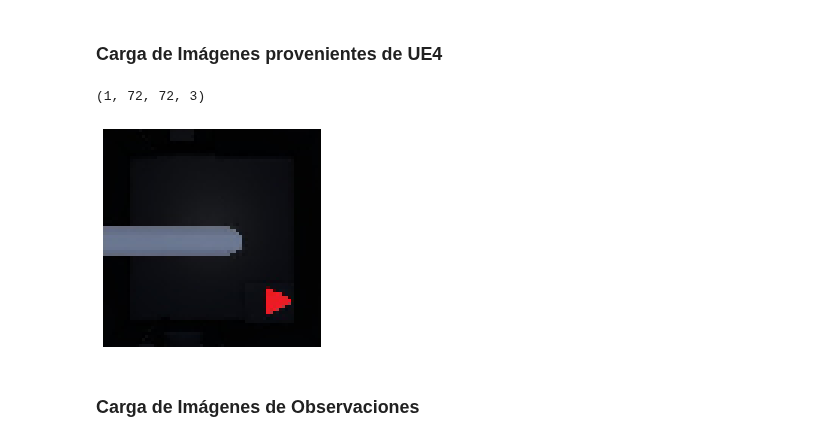
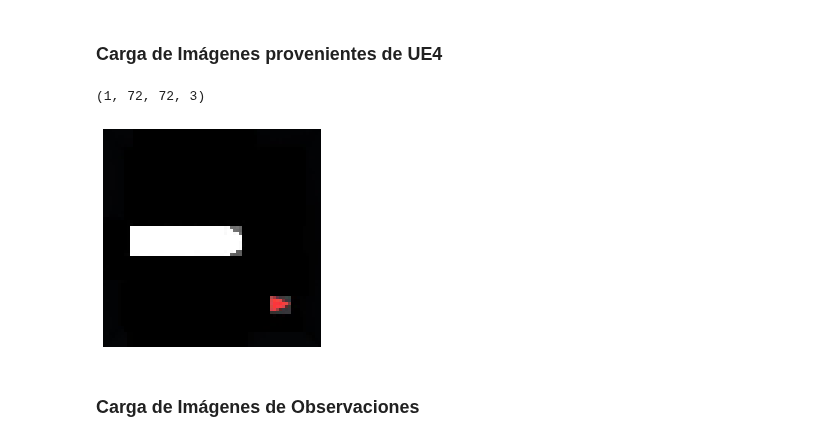
Before and after one commit to matpg/RL-Agent-for-Unreal-Engine, a Jupyter notebook: script_pruebas_tensorflow.ipynb, the cells around one changed output. Saved outputs shown, nothing was run; the diff lists cells and outputs as text; code cells hidden in the pictures.

```diff
--- a/script_pruebas_tensorflow.ipynb
+++ b/script_pruebas_tensorflow.ipynb
@@ -59,31 +57,37 @@ print_images(image_to_plt)
 # %%
 '''
 
 '''
 
 def imgUE4_route(obsdnumpy_folder, number_ob):
   file = '/content/drive/MyDrive/Colab Notebooks/AgentNet/archivos de observaciones/obsnumpy'+str(obsdnumpy_folder)+"/puzzle("+str(number_ob)+").jpg"
   img = tf.keras.preprocessing.image.load_img(file, target_size=[72, 72])
   img_to_test = tf.keras.preprocessing.image.img_to_array(img)
   img_to_test = np.array(img_to_test).reshape(1, 72, 72, 3)
   print(img_to_test.shape)
   return img_to_test, img
 
 n_folder = 5
-image_test_index = 4
+image_test_index = 19
+'''
+  RUTA
+  IMAGEN UE4 -> PUZZLE 14
+
+
+'''
 image_to_test, image_to_plt = imgUE4_route(n_folder, image_test_index)
 
 def print_images(image):
   plt.imshow(image)
   plt.axis('off')
 
 print_images(image_to_plt)
 # EN UE4, SE PODRIA GENERAR LA IMAGEN NEGRA, Y
 # LUEGO, CON DIRECCIONES O PUNTOS DE REFERENCIA DADAS,
 # GENERAR EL TRINGULO DEL AGENTE EN COLOR ROJO
 # %% [output]
 (1, 72, 72, 3)
-[figure, old version]
+[figure, new version]
 # %% [markdown]
 ### Carga de Imágenes de Observaciones
 # %%
```
Also changed, not shown: parts of 3 cells of this notebook.
